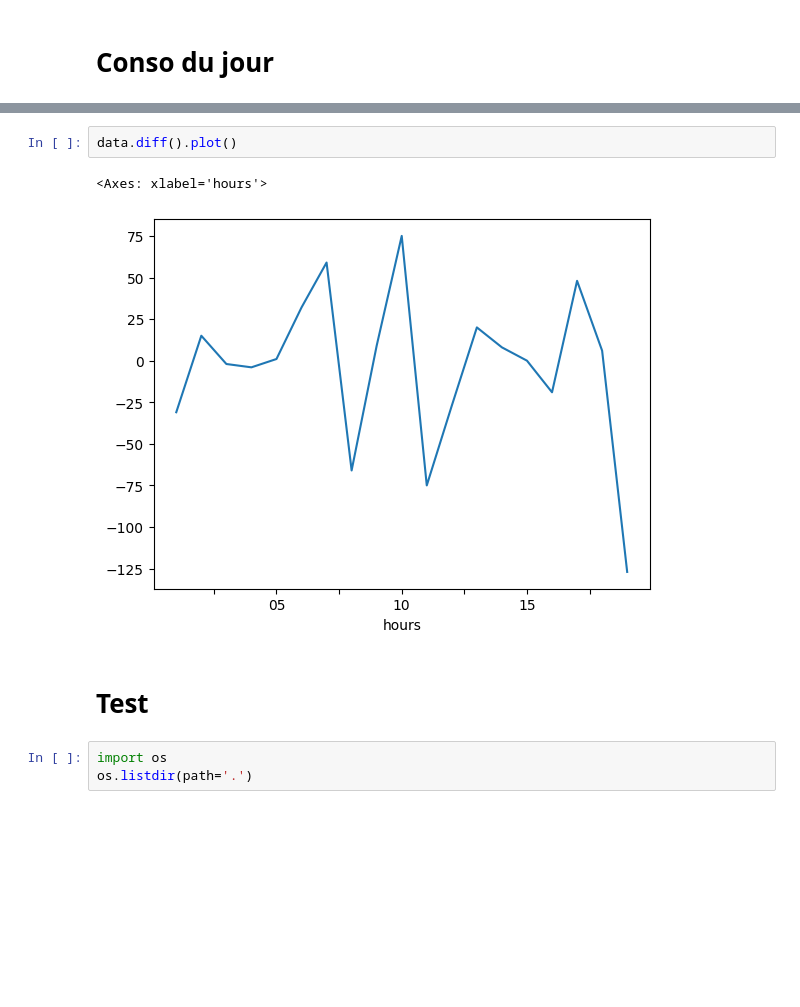
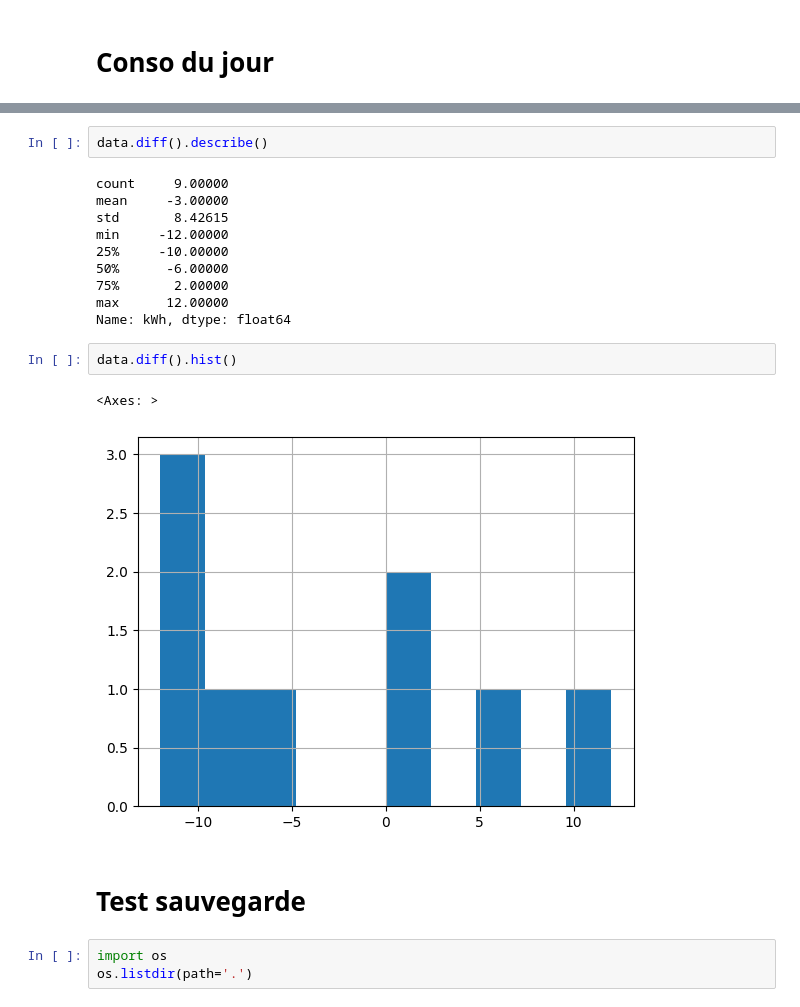
Before and after one commit to jdavid54/jupyter_notebooks, a Jupyter notebook: conso_kwh_reduced.ipynb, the cells around one changed output, grey strips where cells are left out. Cells and saved outputs as stored; diff of their text form; blank space fills up the shorter version.

```diff
--- a/conso_kwh_reduced.ipynb
+++ b/conso_kwh_reduced.ipynb
@@ -1227,10 +1227,22 @@ data.cumsum().plot()
 # %%
-data.diff().plot()
+data.diff().describe()
 # %% [output]
-<Axes: xlabel='hours'>
+count     9.00000
+mean     -3.00000
+std       8.42615
+min     -12.00000
+25%     -10.00000
+50%      -6.00000
+75%       2.00000
+max      12.00000
+Name: kWh, dtype: float64
-[figure, removed]
+# %%
+data.diff().hist()
+# %% [output]
+<Axes: >
+[figure, added]
 # %% [markdown]
-# Test
+# Test sauvegarde
 # %%
 import os
 os.listdir(path='.')
```
Also changed, not shown: parts of 90 cells of this notebook, 5 other files.
